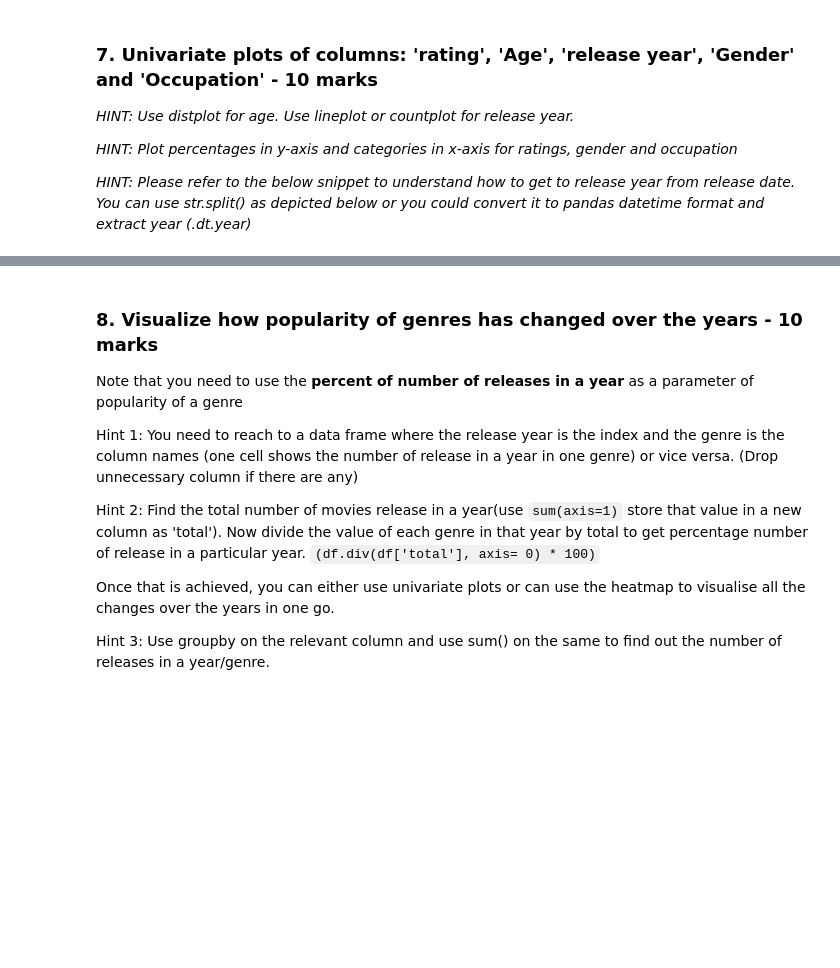
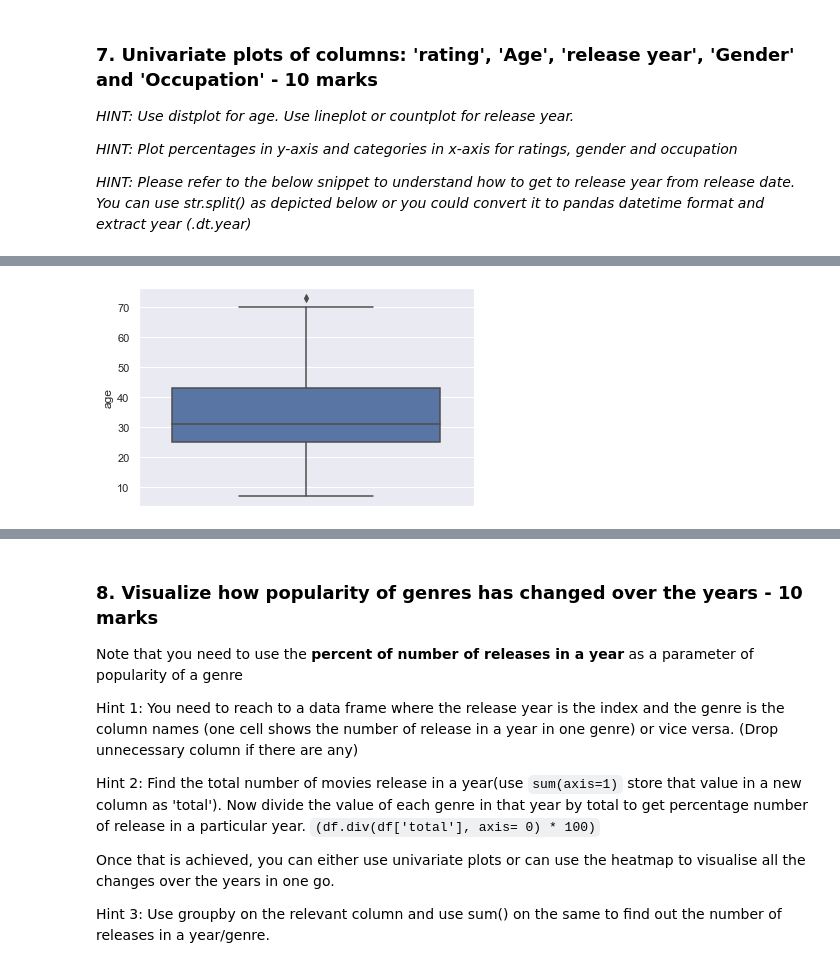
Before and after one commit to pcopley/uta-aiml, a Jupyter notebook: 01 Fundamentals of AIML/04 Project/MovieLens Project Questions.ipynb, the cells around one changed output, grey strips where cells are left out. Drawn from its saved outputs; the diff is of its cells as text; code cells hidden in the pictures; blank space fills up the shorter version.

```diff
--- a/01 Fundamentals of AIML/04 Project/MovieLens Project Questions.ipynb
+++ b/01 Fundamentals of AIML/04 Project/MovieLens Project Questions.ipynb
@@ -288,0 +345,4 @@ brown
+# %%
+sns.boxplot(y='age', data=users);
+# %% [output]
+[figure, added]
```
Also changed, not shown: parts of 19 cells of this notebook.
